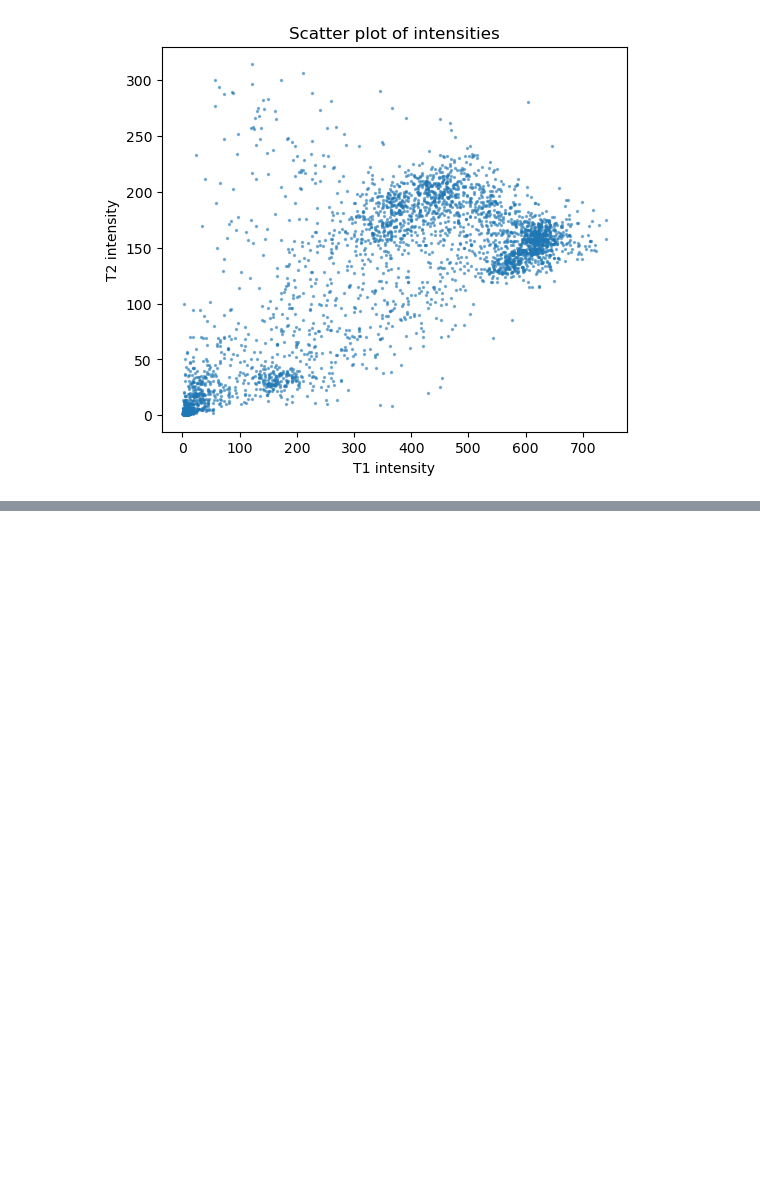
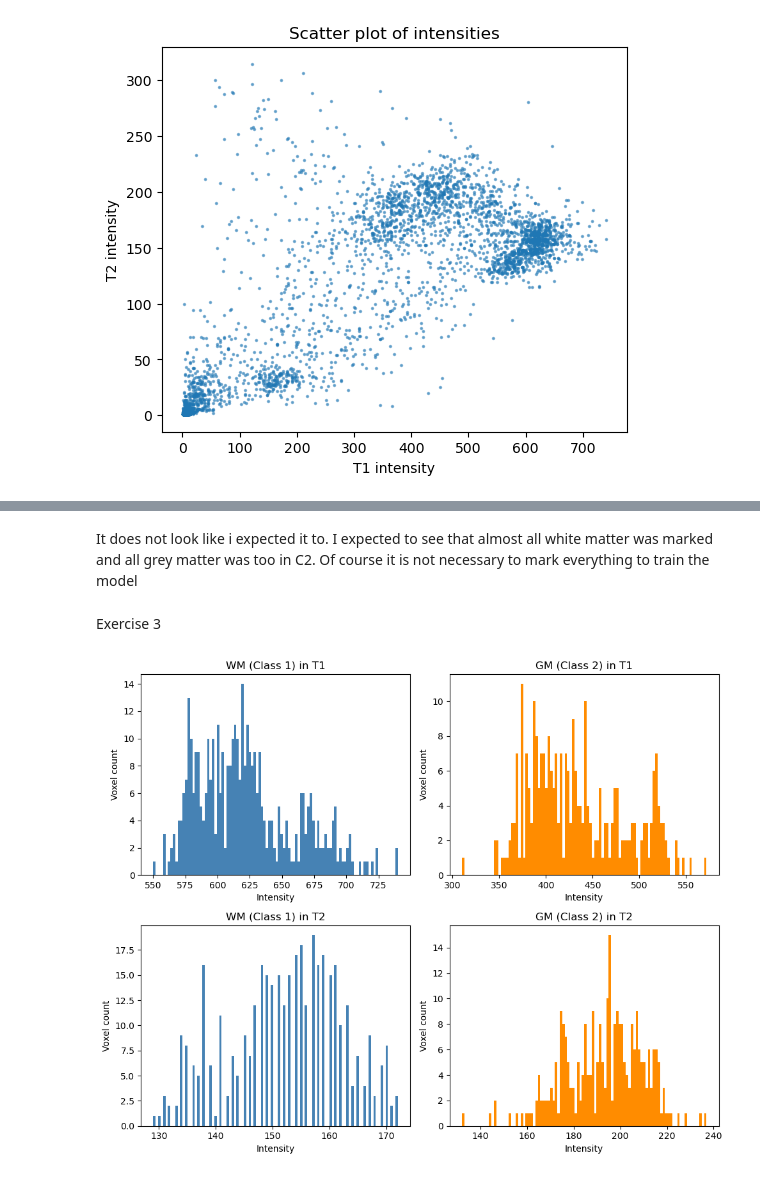
Before and after one commit to FredBas/imageAnalysis-exercises, a Jupyter notebook: modul9/ex6b-AdvancedPixelClassification/myExerciseSolutions.ipynb, the cells around one changed output, grey strips where cells are left out. Drawn from its saved outputs; the diff is of its cells as text; code cells hidden in the pictures; blank space fills up the shorter version.

```diff
--- a/modul9/ex6b-AdvancedPixelClassification/myExerciseSolutions.ipynb
+++ b/modul9/ex6b-AdvancedPixelClassification/myExerciseSolutions.ipynb
@@ -74,0 +98,37 @@ I dont know why my 2D histogram does not work...
+# %% [markdown]
+It does not look like i expected it to. I expected to see that almost all white matter was marked and all grey matter was too in C2. Of course it is not necessary to mark everything to train the model
+# %% [markdown]
+Exercise 3
+# %%
+vals_C1_T1 = ImgT1[ROI_WM]
+vals_C1_T2 = ImgT2[ROI_WM]
+
+vals_C2_T1 = ImgT1[ROI_GM]
+vals_C2_T2 = ImgT2[ROI_GM]
+
+fig, ax = plt.subplots(2, 2, figsize=(10, 8))
+
+ax[0,0].hist(vals_C1_T1.ravel(), bins=100, color='steelblue')
+ax[0,0].set_title('WM (Class 1) in T1')
+ax[0,0].set_xlabel('Intensity')
+ax[0,0].set_ylabel('Voxel count')
+
+ax[0,1].hist(vals_C2_T1.ravel(), bins=100, color='darkorange')
+ax[0,1].set_title('GM (Class 2) in T1')
+ax[0,1].set_xlabel('Intensity')
+ax[0,1].set_ylabel('Voxel count')
+
+ax[1,0].hist(vals_C1_T2.ravel(), bins=100, color='steelblue')
+ax[1,0].set_title('WM (Class 1) in T2')
+ax[1,0].set_xlabel('Intensity')
+ax[1,0].set_ylabel('Voxel count')
+
+ax[1,1].hist(vals_C2_T2.ravel(), bins=100, color='darkorange')
+ax[1,1].set_title('GM (Class 2) in T2')
+ax[1,1].set_xlabel('Intensity')
+ax[1,1].set_ylabel('Voxel count')
+
+plt.tight_layout()
+plt.show()
+# %% [output]
+[figure, added]
```
Also changed, not shown: parts of 5 cells of this notebook.
